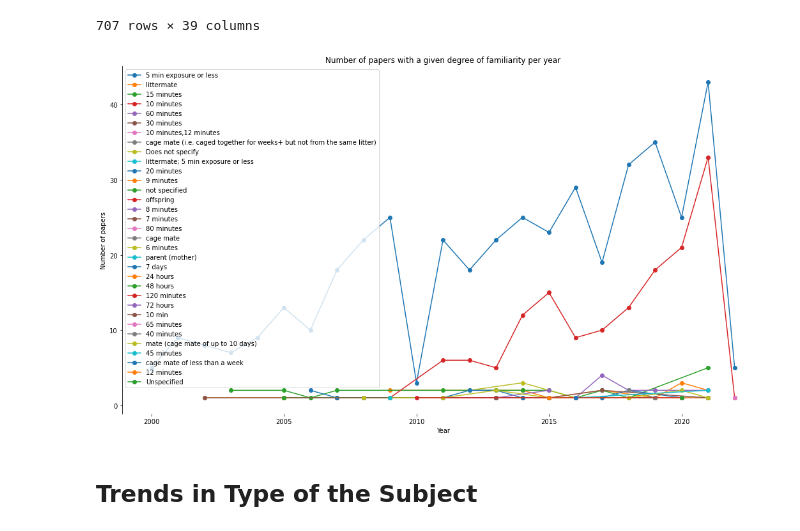
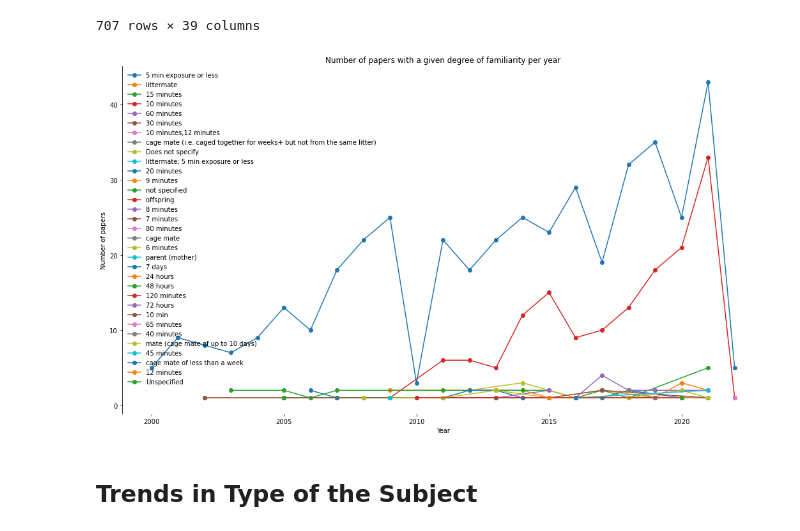
Before and after one commit to padillacoreanolab/literature_review_processing, a Jupyter notebook: results/2022_09_09_literature_review_processing/literature_review_survey_processing_albert.ipynb, the cells around one changed output. Drawn from its saved outputs; the diff is of its cells as text; code cells hidden in the pictures.

Commit message:
Histogram for Degree of Familiarity

```diff
--- a/results/2022_09_09_literature_review_processing/literature_review_survey_processing_albert.ipynb
+++ b/results/2022_09_09_literature_review_processing/literature_review_survey_processing_albert.ipynb
@@ -701,20 +701,20 @@ plt.rcParams["figure.figsize"] = (18,10)
 # %%
 fig, ax = plt.subplots()
 
 for value in exploded_column_df[fixed_column_name].unique():
     type_df = column_year_count[column_year_count[fixed_column_name] == value]
     ax.plot(type_df["publication_year"], type_df["index"], '-o', label=value)
-plt.legend()
+plt.legend(frameon=False)
 # plt.xticks(column_year_count["publication_year"].unique())
 plt.title("Number of papers with a given degree of familiarity per year")
 plt.xlabel("Year")
 plt.ylabel("Number of papers")
 plt.savefig("./proc/year_vs_familiarity.png")
 
 for pos in ['right', 'top', 'bottom']: # Removes graph border
     plt.gca().spines[pos].set_visible(False)
 # %% [output]
-[figure, old version]
+[figure, new version]
 # %% [markdown]
 ## Trends in Type of the Subject
 # %%
```
Also changed, not shown: parts of 10 cells of this notebook, 1 other file.
